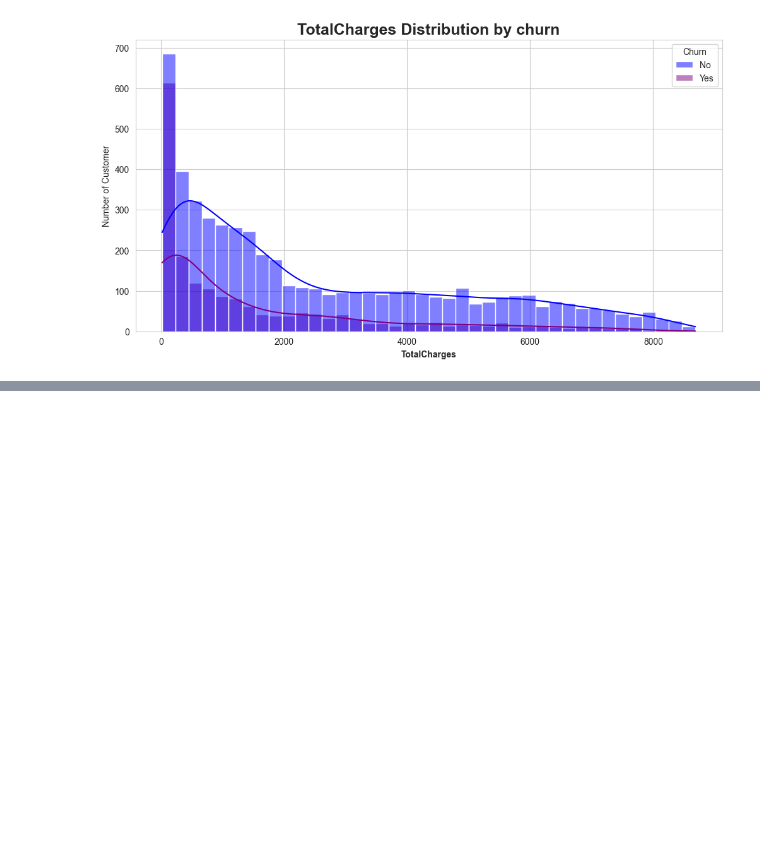
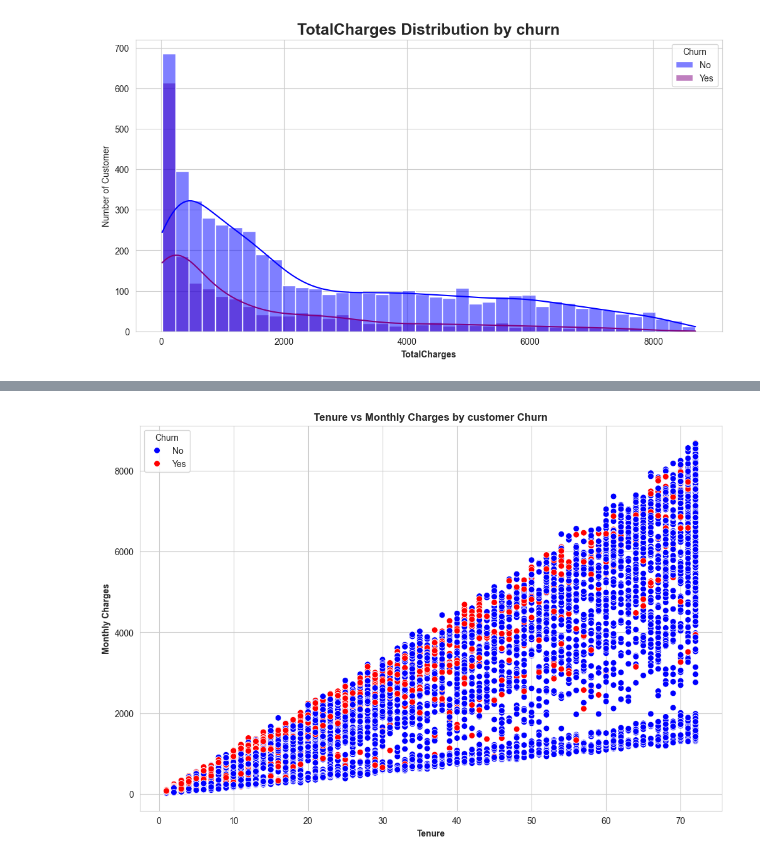
Before and after one commit to Md-Maruf-1727/customer-churn-prediction-ml, a Jupyter notebook: NoteBooks/03_eda_visualization.ipynb, the cells around one changed output, grey strips where cells are left out. Drawn from its saved outputs; the diff is of its cells as text; code cells hidden in the pictures; blank space fills up the shorter version.

```diff
--- a/NoteBooks/03_eda_visualization.ipynb
+++ b/NoteBooks/03_eda_visualization.ipynb
@@ -228,0 +234,17 @@ sns.scatterplot(
+# %%
+plt.figure(figsize=(12, 8))
+sns.scatterplot(
+    data=df,
+    x= 'tenure',
+    y='TotalCharges',
+    hue='Churn',
+    palette={'No': 'blue', 'Yes': 'Red'},
+    s= 50
+)
+
+plt.title('Tenure vs Monthly Charges by customer Churn', weight='bold')
+plt.xlabel('Tenure', weight='bold')
+plt.ylabel('Monthly Charges', weight='bold')
+plt.show()
+# %% [output]
+[figure, added]
```
Also changed, not shown: parts of 2 cells of this notebook.
